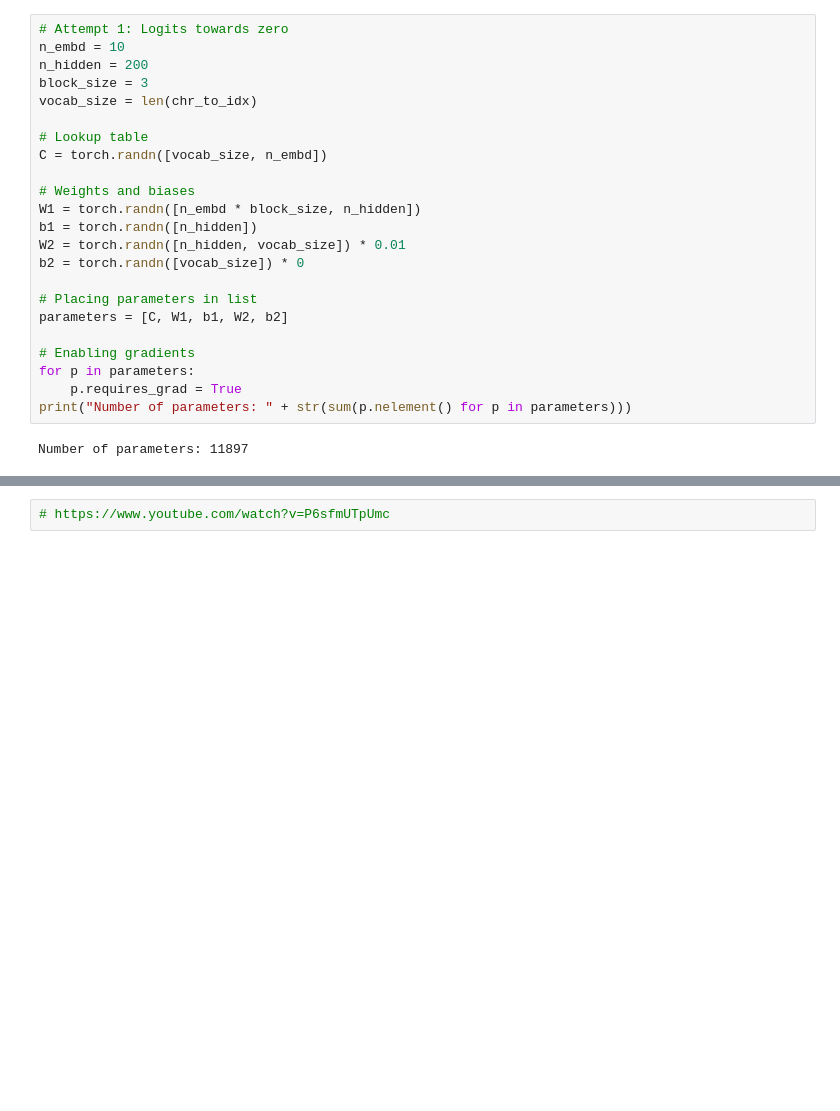
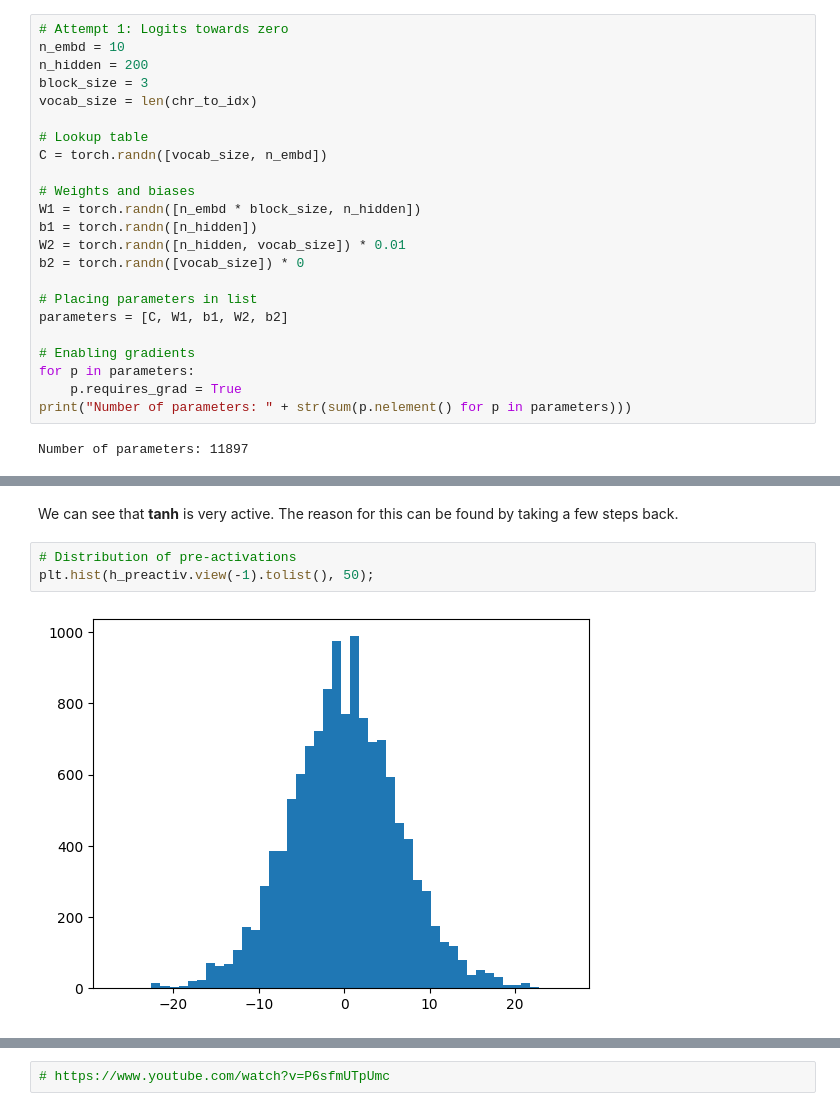
Before and after one commit to esbeneickhardt/karpathyintro, a Jupyter notebook: notebooks/Makemore/3. Diving into the internals of MLPs.ipynb, the cells around one changed output, grey strips where cells are left out. Drawn from its saved outputs; the diff is of its cells as text; blank space fills up the shorter version.

```diff
--- a/notebooks/Makemore/3. Diving into the internals of MLPs.ipynb
+++ b/notebooks/Makemore/3. Diving into the internals of MLPs.ipynb
@@ -406,0 +405,7 @@ plt.show()
+# %% [markdown]
+We can see that **tanh** is very active. The reason for this can be found by taking a few steps back.
+# %%
+# Distribution of pre-activations
+plt.hist(h_preactiv.view(-1).tolist(), 50);
+# %% [output]
+[figure, added]
```
Also changed, not shown: parts of 28 cells of this notebook.
